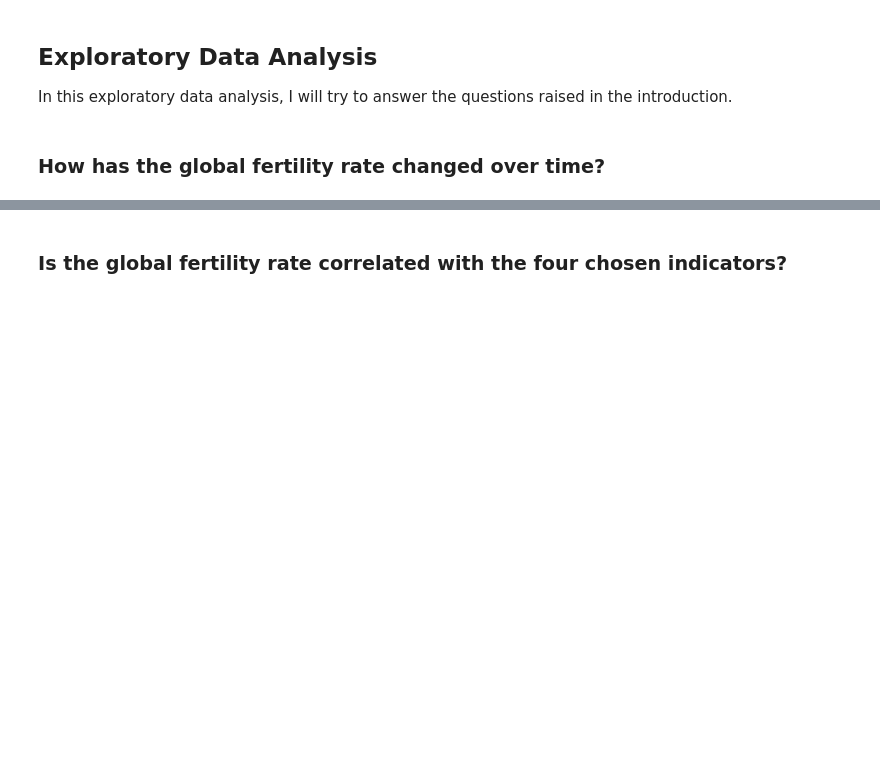
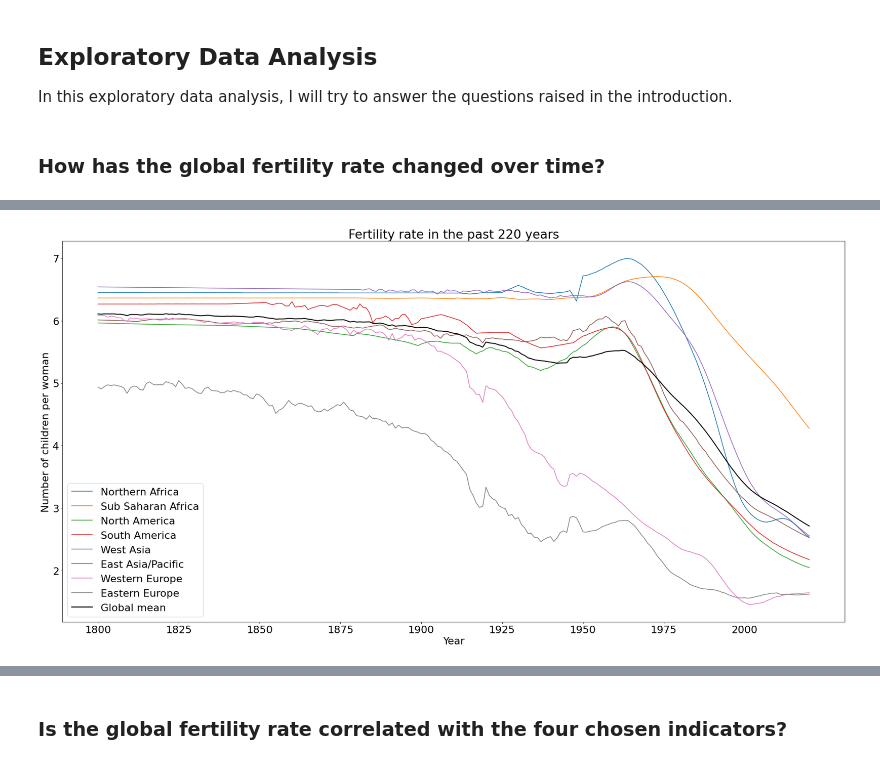
Before and after one commit to zoraaroz/global-fertility-rate, a Jupyter notebook: global-fertility-rate.ipynb, the cells around one changed output, grey strips where cells are left out. Cells and saved outputs as stored; diff of their text form; code cells hidden in the pictures; blank space fills up the shorter version.

```diff
--- a/global-fertility-rate.ipynb
+++ b/global-fertility-rate.ipynb
@@ -277,0 +323,15 @@ In this exploratory data analysis, I will try to answer the questions raised in
+# %%
+regions = ['Northern Africa','Sub Saharan Africa','North America','South America','West Asia','East Asia/Pacific','Western Europe','Eastern Europe']
+plt.figure(figsize=(30,15))
+plt.rcParams.update({'font.size': 22})
+for r in range(len(regions)):
+    plt.plot(np.arange(221), df_fertility.groupby('eight_regions').mean().iloc[r], label=regions[r]);
+
+plt.plot(np.arange(221), df_fertility.mean(), label='Global mean', linewidth=2, color='black');
+plt.xticks(np.linspace(0,200,num=9), ['1800','1825','1850','1875','1900','1925','1950','1975','2000']);
+plt.title('Fertility rate in the past 220 years')
+plt.xlabel('Year')
+plt.ylabel('Number of children per woman')
+plt.legend();
+# %% [output]
+[figure, added]
```
Also changed, not shown: parts of 34 cells of this notebook.
